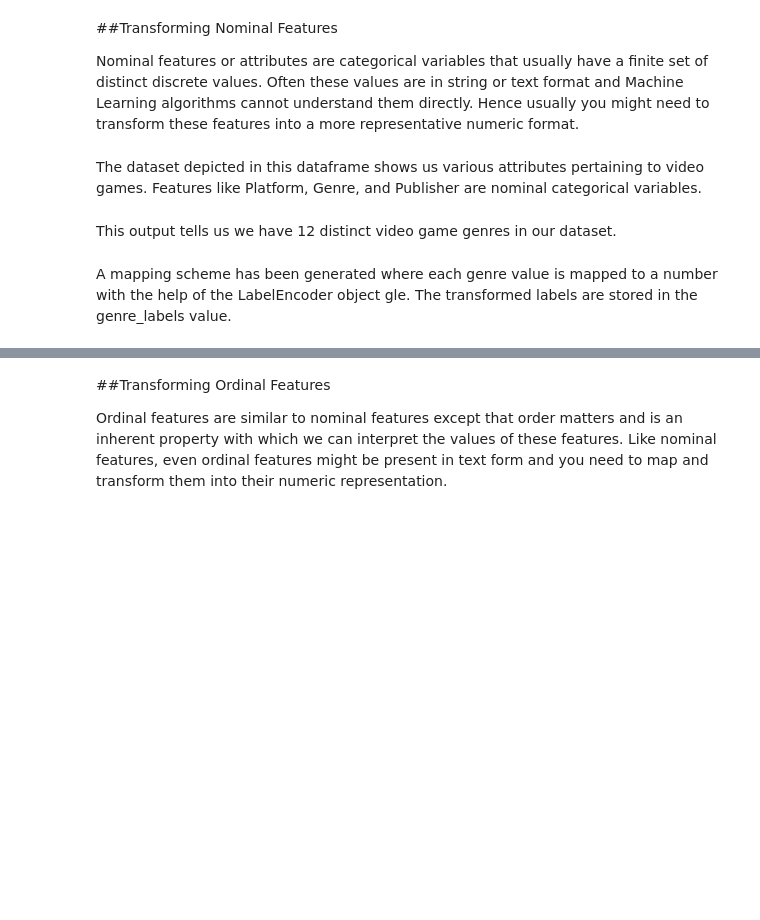
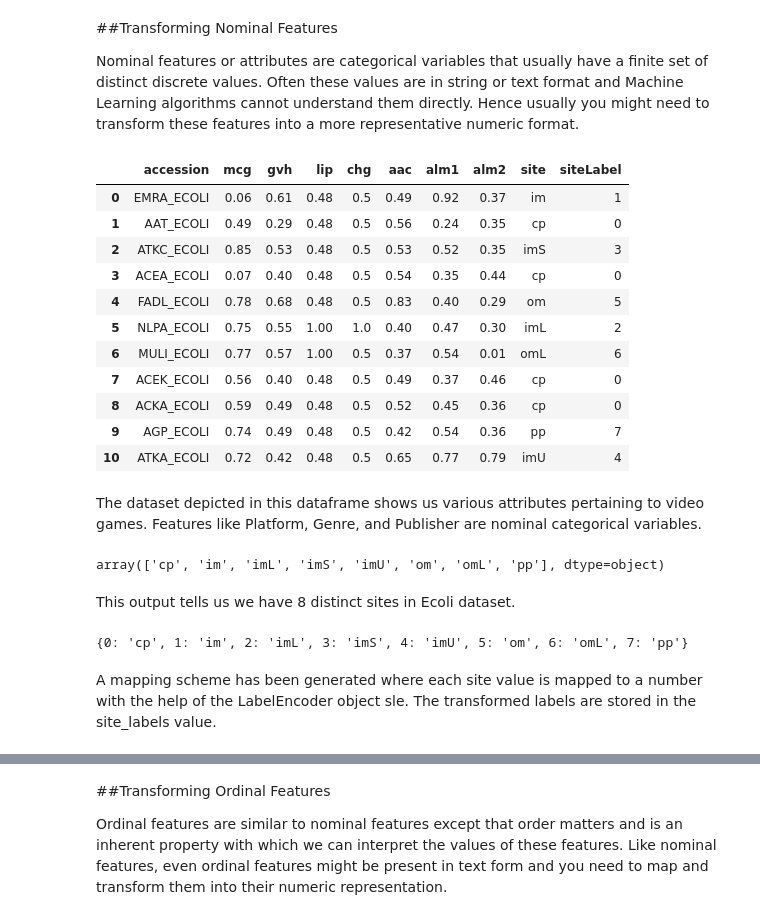
Before and after one commit to udel-cbcb/al_ml_workshop, a Jupyter notebook: Day_3/Exercises/Day_3_Exercise_Feature_Engineering.ipynb, the cells around one changed output, grey strips where cells are left out. Cells and saved outputs as stored; diff of their text form; code cells hidden in the pictures; blank space fills up the shorter version.

```diff
--- a/Day_3/Exercises/Day_3_Exercise_Feature_Engineering.ipynb
+++ b/Day_3/Exercises/Day_3_Exercise_Feature_Engineering.ipynb
@@ -55,0 +82,7 @@ poke_df.head()
+# %%
+# Download Ecoli dataset
+!wget -O ecoli.csv "https://raw.githubusercontent.com/udel-cbcb/al_ml_workshop/main/data/ecoli.csv"
+!head ecoli.csv
+
+ecoli_df = pd.read_csv('ecoli.csv')
+ecoli_df.head(10)
@@ -178,3 +359,18 @@ vg_df[['Name', 'Platform', 'Year', 'Genre', 'Publisher']].iloc[1:7]
+# %%
+ecoli_df.head(11)
+# %% [output]
+|  | accession | mcg | gvh | lip | chg | aac | alm1 | alm2 | site | siteLabel |
+| 0 | EMRA_ECOLI | 0.06 | 0.61 | 0.48 | 0.5 | 0.49 | 0.92 | 0.37 | im | 1 |
+| 1 | AAT_ECOLI | 0.49 | 0.29 | 0.48 | 0.5 | 0.56 | 0.24 | 0.35 | cp | 0 |
+| 2 | ATKC_ECOLI | 0.85 | 0.53 | 0.48 | 0.5 | 0.53 | 0.52 | 0.35 | imS | 3 |
+| 3 | ACEA_ECOLI | 0.07 | 0.40 | 0.48 | 0.5 | 0.54 | 0.35 | 0.44 | cp | 0 |
+| 4 | FADL_ECOLI | 0.78 | 0.68 | 0.48 | 0.5 | 0.83 | 0.40 | 0.29 | om | 5 |
+| 5 | NLPA_ECOLI | 0.75 | 0.55 | 1.00 | 1.0 | 0.40 | 0.47 | 0.30 | imL | 2 |
+| 6 | MULI_ECOLI | 0.77 | 0.57 | 1.00 | 0.5 | 0.37 | 0.54 | 0.01 | omL | 6 |
+| 7 | ACEK_ECOLI | 0.56 | 0.40 | 0.48 | 0.5 | 0.49 | 0.37 | 0.46 | cp | 0 |
+| 8 | ACKA_ECOLI | 0.59 | 0.49 | 0.48 | 0.5 | 0.52 | 0.45 | 0.36 | cp | 0 |
+| 9 | AGP_ECOLI | 0.74 | 0.49 | 0.48 | 0.5 | 0.42 | 0.54 | 0.36 | pp | 7 |
+| 10 | ATKA_ECOLI | 0.72 | 0.42 | 0.48 | 0.5 | 0.65 | 0.77 | 0.79 | imU | 4 |
 # %% [markdown]
 The dataset depicted in this dataframe shows us various attributes pertaining to video games. Features
 like Platform, Genre, and Publisher are nominal categorical variables.
@@ -185,15 +377,23 @@ genres
+# %%
+sites = np.unique(ecoli_df['site'])
+sites
+# %% [output]
+array(['cp', 'im', 'imL', 'imS', 'imU', 'om', 'omL', 'pp'], dtype=object)
 # %% [markdown]
-This output tells us we have 12 distinct video game genres in our dataset.
+This output tells us we have 8 distinct sites in Ecoli dataset.
 # %%
 from sklearn.preprocessing import LabelEncoder
 
-# Let’s transform this feature now using a mapping scheme of 'Genre'
-# Create a label encoder
-gle = # Your code goes here
-genre_labels = # Your code goes here
-genre_mappings = {index: label for index, label in enumerate(gle.classes_)}
-genre_mappings
+# Let’s transform this feature now using a mapping scheme of 'site'
+
+sle = # Your code goes here
+
+site_labels = # Your code goes here
+site_mappings = {index: label for index, label in enumerate(sle.classes_)}
+site_mappings
+# %% [output]
+{0: 'cp', 1: 'im', 2: 'imL', 3: 'imS', 4: 'imU', 5: 'om', 6: 'omL', 7: 'pp'}
 # %% [markdown]
-A mapping scheme has been generated where each genre value is
-mapped to a number with the help of the LabelEncoder object gle. The transformed labels are stored in the
-genre_labels value.
+A mapping scheme has been generated where each site value is
+mapped to a number with the help of the LabelEncoder object sle. The transformed labels are stored in the
+site_labels value.
```
Also changed, not shown: parts of 45 cells of this notebook, 4 other files.
